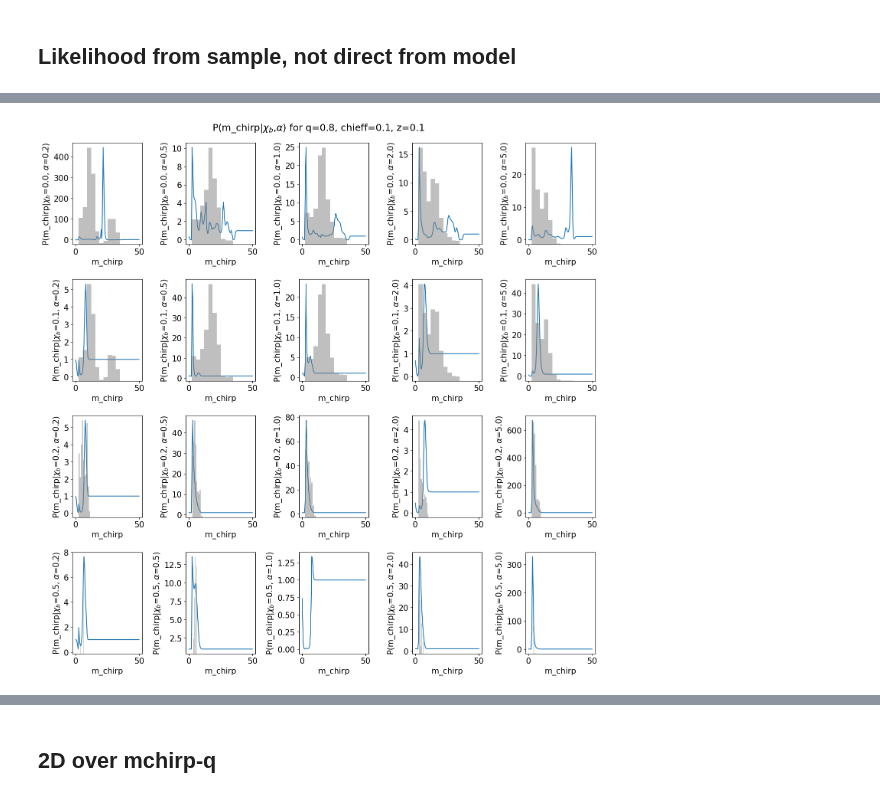
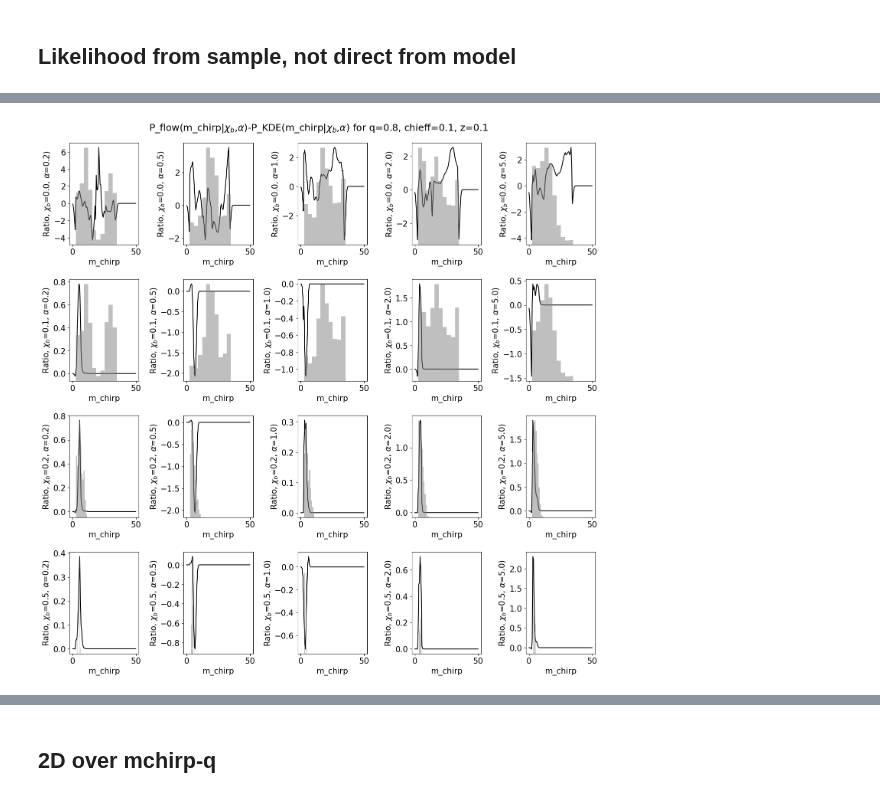
Before and after one commit to scolloms/AMAZE_model_selection, a Jupyter notebook: testing_notebooks/1D_p_theta_checks.ipynb, the cells around one changed output, grey strips where cells are left out. Drawn from its saved outputs; the diff is of its cells as text; code cells hidden in the pictures.

```diff
--- a/testing_notebooks/1D_p_theta_checks.ipynb
+++ b/testing_notebooks/1D_p_theta_checks.ipynb
@@ -50,8 +51,8 @@ gw_path = '/Users/stormcolloms/Documents/PhD/Project_work/AMAZE_model_selection/
 observations, obsdata, p_theta, events = gw_obs.generate_observations(params, gw_path, \
                                             100, 'posteriors', None)
 
-model_names, flow = read_models.get_models(file_path, ['CE'], params, use_flows=True, device='cpu', no_bins=[5])
-_, KDE = read_models.get_models(file_path, ['CE'], params, use_flows=False, device='cpu', normalize=True)
+model_names, flow = read_models.get_models(file_path, [channel_label], params, use_flows=True, device='cpu', no_bins=[5], use_unityweights=False)
+_, KDE = read_models.get_models(file_path, [channel_label], params, use_flows=False, device='cpu', use_unityweights=False)
 
 #inputs: x, data, pop_models, submodels_dict, channels, use_flows
 hyperparams = list(set([x.split('/', 1)[1] for x in model_names]))
@@ -70,6 +73,6 @@ while ctr < Nhyper:
 # %%
-flow_path="//Users/stormcolloms/Documents/PhD/Project_work/AMAZE_model_selection/rns/Flows_150124_extralong/flow_models/"
-flow['CE'].load_model(flow_path, 'CE')
+flow_path="/Users/stormcolloms/Documents/PhD/Project_work/AMAZE_model_selection/rns/Flows_230124_100000epochs/flow_models/"
+flow[channel_label].load_model(flow_path, channel_label)
 # %%
 mchirps = np.linspace(0.1,49.9,100)
 sample = np.zeros((100,4))
@@ -361,7 +400,7 @@ for chibid, xb in enumerate(chi_b):
         bin_conditions = np.logical_and(np.logical_and(bin_q, bin_chieff), bin_z)
 
         secax = ax[chibid,alphaid].twinx()
-        secax.hist(models_dict[(chibid,alphaid)][bin_conditions]['mchirp'], weights=weights_dict[(chibid,alphaid)][bin_conditions], color='grey', alpha=0.5, density=True)
+        secax.hist(models_dict[(chibid,alphaid)][bin_conditions]['mchirp'], color='grey', alpha=0.5, density=True)
         secax.axis('off')
 
         ax[chibid,alphaid].set_xlabel(fr'm_chirp')
@@ -370,4 +409,5 @@ for chibid, xb in enumerate(chi_b):
         #ax[chi_b_id,alpha_id].legend()
 fig_mchirp.suptitle(fr'P(m_chirp|$\chi_b$,$\alpha$) for q=0.8, chieff=0.1, z=0.1')
 fig_mchirp.tight_layout(pad=1.3)
+#fig_mchirp.savefig('llh_ratio/slices/CE1Dmchirp_q08_chi01_z01.pdf')
 # %% [output]
@@ -375,33 +415,34 @@ fig_mchirp.tight_layout(pad=1.3)
 # %%
 plt.rcParams["figure.figsize"] = (15,15)
 plt.rcParams.update({'font.size': 15})
 fig_mchirp, ax = plt.subplots(4,5)
 
 for chibid, xb in enumerate(chi_b):
     for alphaid, a  in enumerate(alpha):
-        ax[chibid,alphaid].plot(mchirps, np.reshape(np.exp(p_mchirp[chibid,alphaid]), -1)/np.reshape((np.exp(p_mchirp_kde[chibid,alphaid])), -1))
+        ax[chibid,alphaid].plot(mchirps, np.reshape(p_mchirp[chibid,alphaid], -1)-np.reshape((p_mchirp_kde[chibid,alphaid]), -1), color='black')
         #ax[chibid,alphaid].plot(mchirps, np.reshape(p_mchirp[chibid,alphaid], -1)-np.reshape(p_mchirp_kde[chibid,alphaid], -1))
 
 
         #plot histogram of samples around this point q=0.8,chieff=0.1,z=0.1
         bin_width = 0.05
         qs= models_dict[(chibid,alphaid)][:]['q']
         chieffs = models_dict[(chibid,alphaid)][:]['chieff']
         zs = models_dict[(chibid,alphaid)][:]['z']
         bin_q = np.logical_and(qs>0.8 - bin_width, qs < 0.8 + bin_width)
         bin_chieff = np.logical_and(chieffs>0.1 - 2*bin_width,  chieffs< 0.1 + 2*bin_width)
         bin_z = np.logical_and(zs>0.1 - 10*bin_width, zs < 0.1 + 10*bin_width)
         bin_conditions = np.logical_and(np.logical_and(bin_q, bin_chieff), bin_z)
 
         secax = ax[chibid,alphaid].twinx()
-        secax.hist(models_dict[(chibid,alphaid)][bin_conditions]['mchirp'], weights=weights_dict[(chibid,alphaid)][bin_conditions], color='grey', alpha=0.5, density=True)
+        secax.hist(models_dict[(chibid,alphaid)][bin_conditions]['mchirp'], color='grey', alpha=0.5, density=True)
         secax.axis('off')
 
         ax[chibid,alphaid].set_xlabel(fr'm_chirp')
-        ax[chibid,alphaid].set_ylabel(fr'P(m_chirp|$\chi_b$={xb}, $\alpha$={a})')
+        ax[chibid,alphaid].set_ylabel(fr'Ratio, $\chi_b$={xb}, $\alpha$={a})')
         #ax[chibid,alphaid].set_ylim(-50,1)
         #ax[chi_b_id,alpha_id].legend()
-fig_mchirp.suptitle(fr'P(m_chirp|$\chi_b$,$\alpha$) for q=0.8, chieff=0.1, z=0.1')
+fig_mchirp.suptitle(fr'P_flow(m_chirp|$\chi_b$,$\alpha$)-P_KDE(m_chirp|$\chi_b$,$\alpha$) for q=0.8, chieff=0.1, z=0.1')
 fig_mchirp.tight_layout(pad=1.3)
+#fig_mchirp.savefig('llh_ratio/slices/CE1Dmchirp_q08_chi01_z01_ratio.pdf')
 # %% [output]
-[figure, old version]
+[figure, new version]
```
Also changed, not shown: parts of 28 cells of this notebook, 2 other files.
